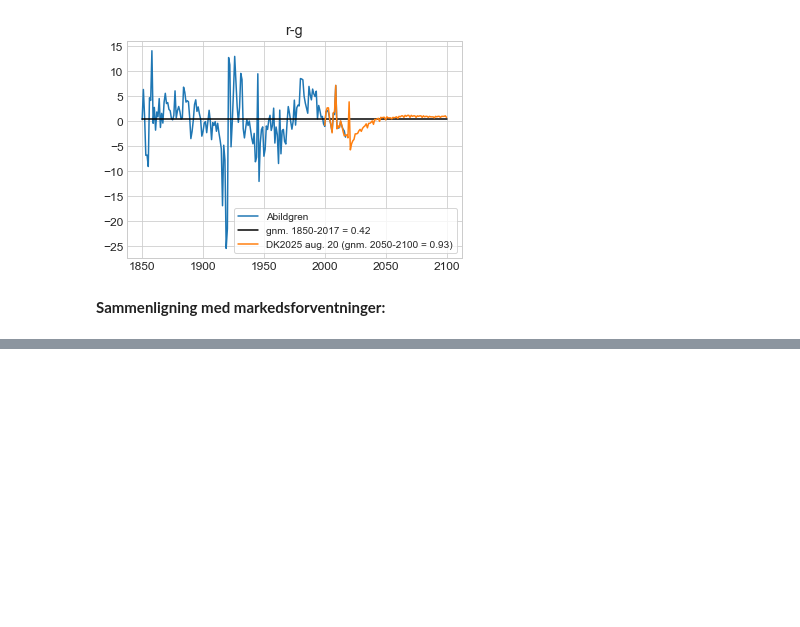
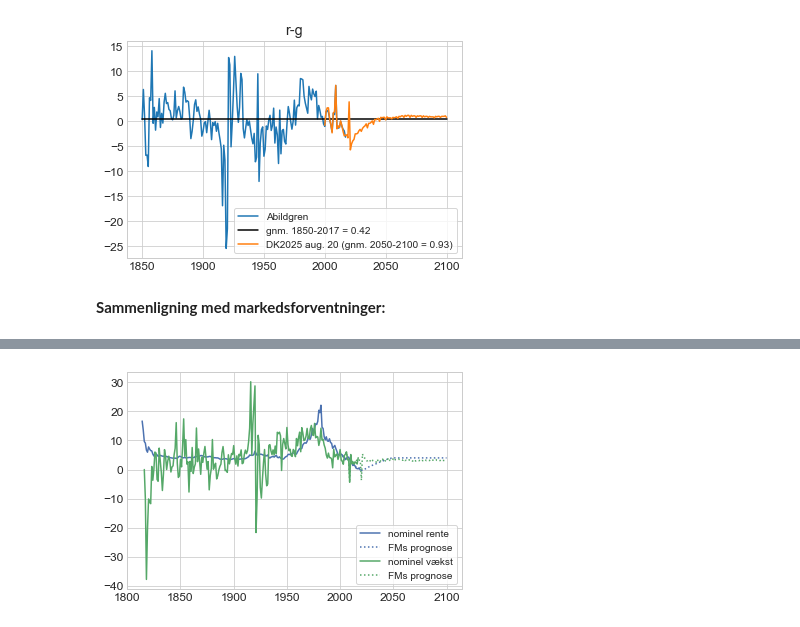
Before and after one commit to JeppeDruedahl/PublicDebt, a Jupyter notebook: Graphs.ipynb, the cells around one changed output, grey strips where cells are left out. Drawn from its saved outputs; the diff is of its cells as text; code cells hidden in the pictures; blank space fills up the shorter version.

```diff
--- a/Graphs.ipynb
+++ b/Graphs.ipynb
@@ -39,3 +41,7 @@ NB_growth['value'].values[1:] = (NB_growth['value'].values[1:]/NB_growth['value'
+# %%
+NB_nomgrowth = pd.read_excel('Abildgren_Database.xls',sheet_name='S006A',skiprows=11,header=None,names=['year','value'],index_col=None,usecols='A:B')
+NB_nomgrowth['value'].values[1:] = (NB_nomgrowth['value'].values[1:]/NB_nomgrowth['value'].values[:-1]-1)*100
+NB_nomgrowth['value'].values[0] = np.nan
 # %% [markdown]
 # FM
 # %% [markdown]
@@ -58,6 +64,10 @@ FM20_inflation = pd.DataFrame({'year':year,'value':value})
 # %%
 value = FM20_raw.reset_index().iloc[:,3][2:].values
 FM20_growth = pd.DataFrame({'year':year,'value':value})
+# %%
+value = FM20_raw.reset_index().iloc[:,33][2:].values
+value = (value[1:]/value[:-1]-1)*100
+FM20_nomgrowth = pd.DataFrame({'year':year[1:],'value':value})
 # %% [markdown]
 **KP:**
 # %%
@@ -182,0 +199,20 @@ fig.savefig('markedsforventninger.png')
+# %%
+fig = plt.figure()
+ax = fig.add_subplot(1,1,1)
+
+# rente
+ax.plot(NB.year,NB.value,label='nominel rente',color=colors[0])
+ax.plot(FM20.year,FM20.value,label='FMs prognose',color=colors[0],ls=':')
+
+# nominelvækst
+ax.plot(NB_nomgrowth.year,NB_nomgrowth.value,label='nominel vækst',color=colors[1])
+ax.plot(FM20_nomgrowth.year,FM20_nomgrowth.value,label='FMs prognose',color=colors[1],ls=':')
+
+# details
+#ax.set_title('Nominel rente og vækst')
+ax.legend(frameon=True,loc='lower right',fontsize=10)
+
+fig.savefig('merrenten.png')
+fig.savefig('merrenten.pdf')
+# %% [output]
+[figure, added]
```
Also changed, not shown: parts of 7 cells of this notebook, 15 other files.
